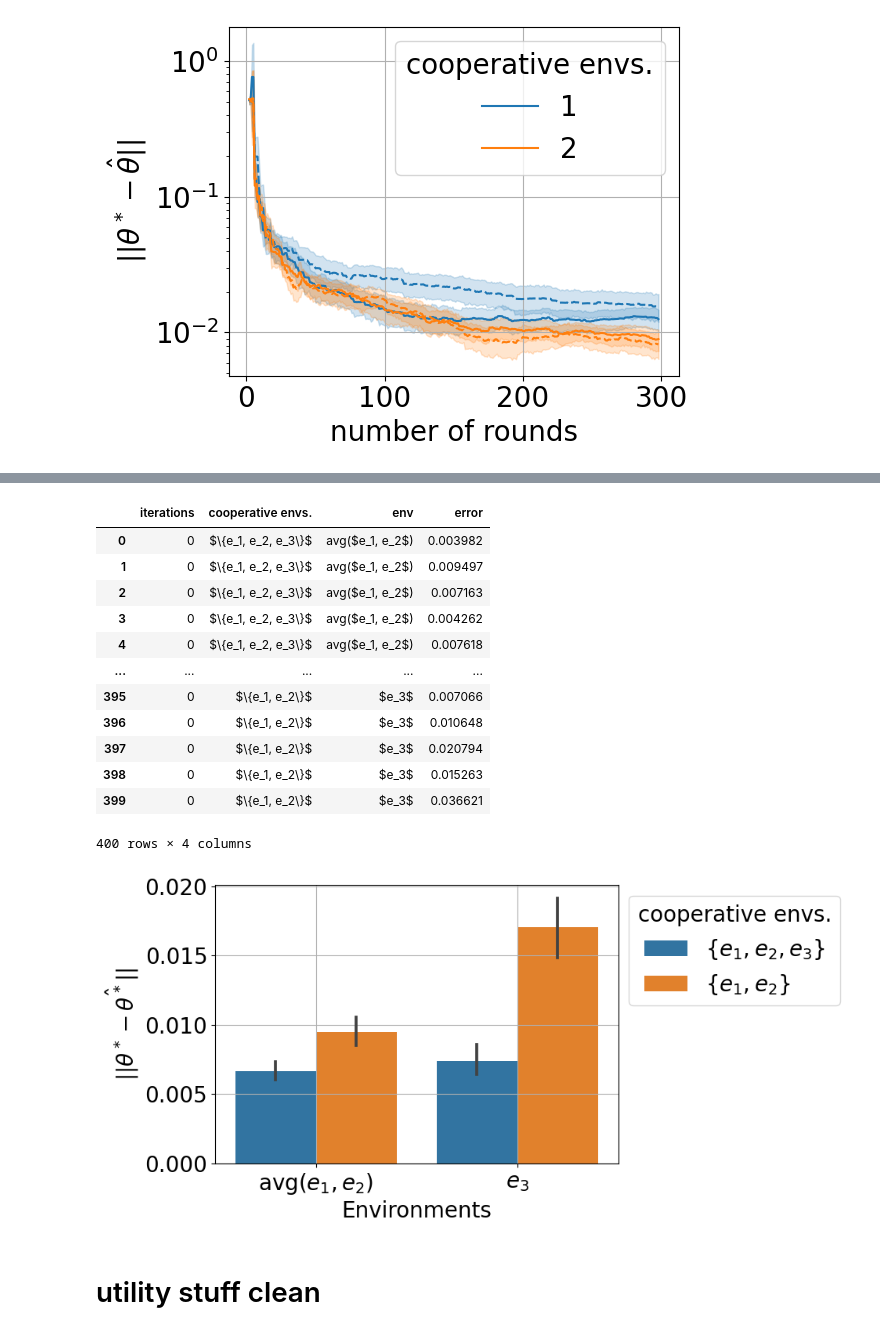
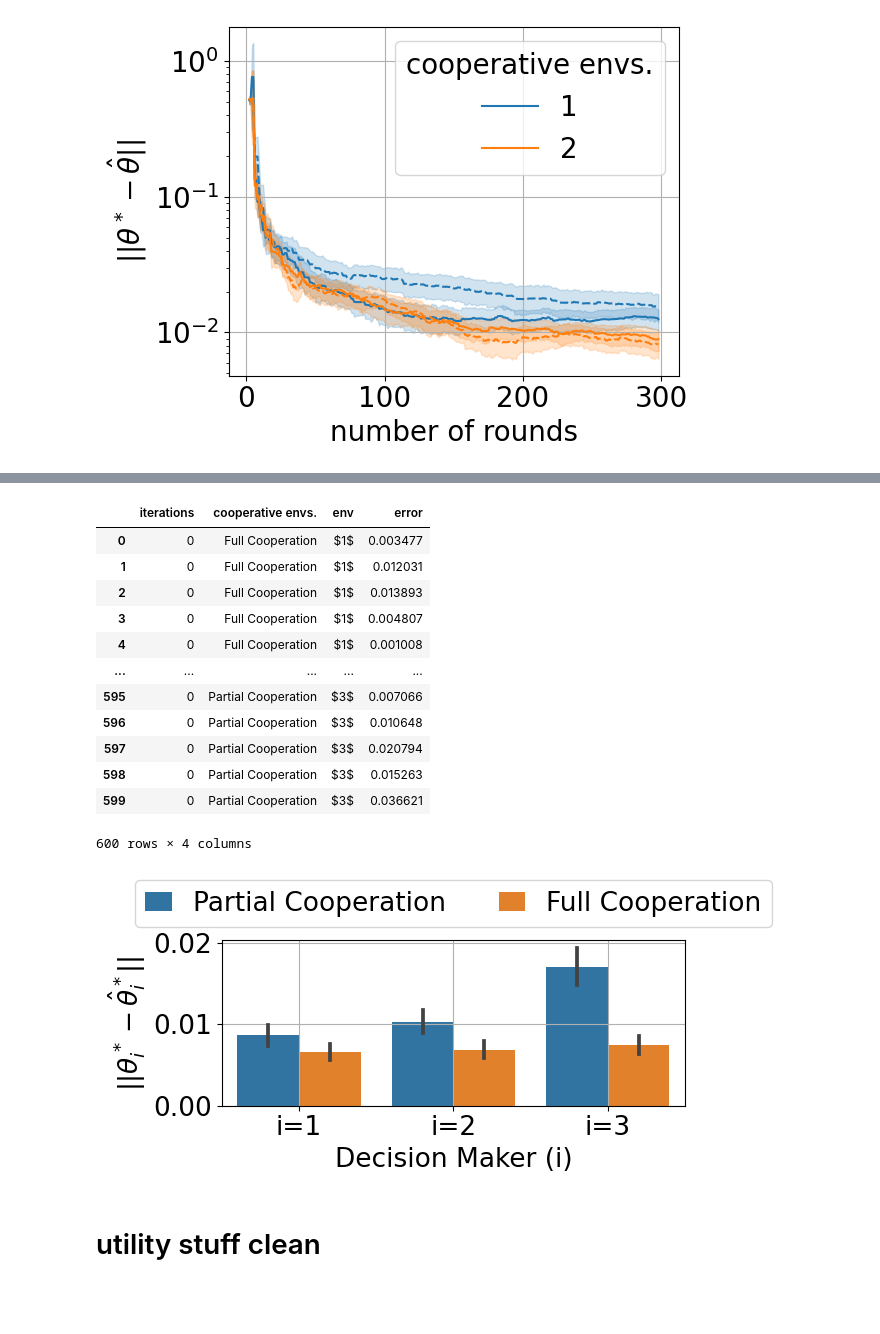
Before and after one commit to muneebaadil/strategic-instrumental-variable-regression, a Jupyter notebook: experiments.ipynb, the cells around one changed output, grey strips where cells are left out. Cells and saved outputs as stored; diff of their text form; code cells hidden in the pictures; blank space fills up the shorter version.

```diff
--- a/experiments.ipynb
+++ b/experiments.ipynb
@@ -375,7 +584,7 @@ plt.tight_layout()
 # %%
 _runs = []
 for nce  in tqdm.tqdm((2, 1)):
-    cmd = f'--offline-eval --num-applicants 500000 --applicants-per-round 1000 --scaled-duplicates sequence --fixed-effort-conversion --normalize --methods ours --num-envs 2 --theta-star-std .1 --envs-accept-rates .5 --num-cooperative-envs {nce}'
+    cmd = f'--offline-eval --num-applicants 500000 --applicants-per-round 1000 --scaled-duplicates sequence --fixed-effort-conversion --normalize --methods ours --num-envs 2 --theta-star-std 0 --envs-accept-rates .5 --num-cooperative-envs {nce}'
     # print(cmd)
 
     args = algos.get_args(cmd)
@@ -383,7 +592,7 @@ for nce  in tqdm.tqdm((2, 1)):
     args_list = [(s, args) for s in np.arange(n_runs)]
     with Pool(n_runs) as p:
         runs = p.starmap(algos.run_multi_env, args_list )
-        _runs.append(runs)
+    _runs.append(runs)
 # %%
 runs0 = [r[0] for r in _runs[0]]
 runs1 = [r[0] for r in _runs[1]]
@@ -410,8 +615,0 @@ df
-# %%
-dflong = pd.melt(df, id_vars=('iterations', 'protocol'), value_vars=('ours_env0', 'ours_env1'), var_name='env', value_name='error' )
-dflong['env']=dflong.env.astype('category').cat.rename_categories({'ours_env0':'1', 'ours_env1': '2'})
-dflong
-dflong['cooperative envs.'] = dflong['protocol'].apply(lambda x: 2 if x else 1)
-dflong['cooperative envs.'] = dflong['cooperative envs.'].astype('category')
-# dflong = dflong.rename(columns={'env': '_env'})
-dflong
@@ -473,7 +677,7 @@ for nce  in tqdm.tqdm(coop_envs):
 dfs = []
 for i, nce in enumerate((coop_envs)):
   df = algos.runs2df([r[0] for r in _runs[i]])
-  df['cooperative envs.'] = r'$\{e_1, e_2, e_3\}$' if nce == 3 else r'$\{e_1, e_2\}$'
+  df['cooperative envs.'] = r'Full Cooperation' if nce == 3 else r'Partial Cooperation'
   dfs.append(df)
 # # runs2 = [r[0] for r in _runs[2]]
 # df0 = script.runs2df(runs0)
@@ -504,42 +708,44 @@ df
 200 rows × 6 columns
 # %%
-# value_vars= (f'ours_env{i}' for i in range(n_envs))
-value_vars=('ours_env0+ours_env1', 'ours_env2')
-# rename_categories_arg = {f'ours_env{i}': f'{i+1}' for i in range(n_envs)}
+value_vars= (f'ours_env{i}' for i in range(args.num_envs))
 dflong = pd.melt(df, id_vars=('iterations', 'cooperative envs.'), value_vars=value_vars, var_name='env', value_name='error' )
 dflong
 
-dflong['env']=dflong.env.astype('category').cat.rename_categories({'ours_env0+ours_env1': r'avg($e_1, e_2$)', 'ours_env2': r'$e_3$'})
-# dflong['cooperative envs.'] = dflong['protocol'].apply(lambda x: 3 if x else 2)
-# dflong['cooperative envs.'] = dflong['cooperative envs.'].astype('category')
-# dflong = dflong.rename(columns={'env': '_env'})
+rename_cats_args = {f'ours_env{env_idx}': f'${env_idx+1}$' for env_idx in range(args.num_envs)}
+dflong['env']=dflong.env.astype('category').cat.rename_categories(rename_cats_args)
 dflong
 # %% [output]
 |  | iterations | cooperative envs. | env | error |
-| 0 | 0 | $\{e_1, e_2, e_3\}$ | avg($e_1, e_2$) | 0.003982 |
-| 1 | 0 | $\{e_1, e_2, e_3\}$ | avg($e_1, e_2$) | 0.009497 |
-| 2 | 0 | $\{e_1, e_2, e_3\}$ | avg($e_1, e_2$) | 0.007163 |
-| 3 | 0 | $\{e_1, e_2, e_3\}$ | avg($e_1, e_2$) | 0.004262 |
-| 4 | 0 | $\{e_1, e_2, e_3\}$ | avg($e_1, e_2$) | 0.007618 |
+| 0 | 0 | Full Cooperation | $1$ | 0.003477 |
+| 1 | 0 | Full Cooperation | $1$ | 0.012031 |
+| 2 | 0 | Full Cooperation | $1$ | 0.013893 |
+| 3 | 0 | Full Cooperation | $1$ | 0.004807 |
+| 4 | 0 | Full Cooperation | $1$ | 0.001008 |
 | ... | ... | ... | ... | ... |
-| 395 | 0 | $\{e_1, e_2\}$ | $e_3$ | 0.007066 |
-| 396 | 0 | $\{e_1, e_2\}$ | $e_3$ | 0.010648 |
-| 397 | 0 | $\{e_1, e_2\}$ | $e_3$ | 0.020794 |
-| 398 | 0 | $\{e_1, e_2\}$ | $e_3$ | 0.015263 |
-| 399 | 0 | $\{e_1, e_2\}$ | $e_3$ | 0.036621 |
+| 595 | 0 | Partial Cooperation | $3$ | 0.007066 |
+| 596 | 0 | Partial Cooperation | $3$ | 0.010648 |
+| 597 | 0 | Partial Cooperation | $3$ | 0.020794 |
+| 598 | 0 | Partial Cooperation | $3$ | 0.015263 |
+| 599 | 0 | Partial Cooperation | $3$ | 0.036621 |
-400 rows × 4 columns
+600 rows × 4 columns
 # %%
-fig,ax=plt.subplots(figsize=(10, 5 ))
-sns.barplot(dflong, x='env', hue='cooperative envs.', y='error')
-ax.legend(bbox_to_anchor=(1,1), title='cooperative envs.')
+fig,ax=plt.subplots(figsize=(7,3.5))
+sns.barplot(dflong, x='env', hue='cooperative envs.', y='error',
+            palette={'Full Cooperation': sns.color_palette()[1], 'Partial Cooperation': sns.color_palette()[0]},
+            hue_order=('Partial Cooperation', 'Full Cooperation'))
+# ax.legend(bbox_to_anchor=(1,1), title='cooperative envs.')
 ax.grid()
-ax.set_ylabel(r'$|| \theta^* - \hat{\theta^*}||$')
-ax.set_xlabel('Environments')
+ax.set_ylabel(r'$|| \theta^*_i - \hat{\theta}^*_i||$')
+ax.set_xlabel('Decision Maker (i)')
+
+handles, labels = ax.get_legend_handles_labels()
+ax.legend(handles=handles[:], labels=labels[:], ncol=2, loc='lower center', bbox_to_anchor=(0.5, 1), handlelength=1, labelspacing =0)
+ax.set_xticklabels(('i=1', 'i=2', 'i=3'))
 
 plt.tight_layout()
 plt.savefig('figures/experiment-appendix.pdf')
 # %% [output]
-[figure, old version]
+[figure, new version]
 # %%
 save_runs('experiments', 'protocol-vs-no-protocol-group', dflong, args)
 # %% [markdown]
```
Also changed, not shown: parts of 34 cells of this notebook, 1 other file.
